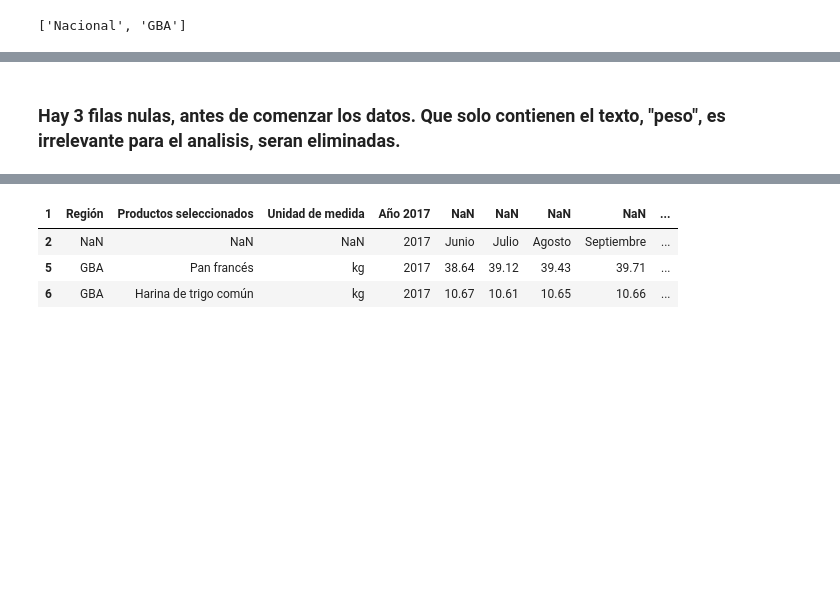
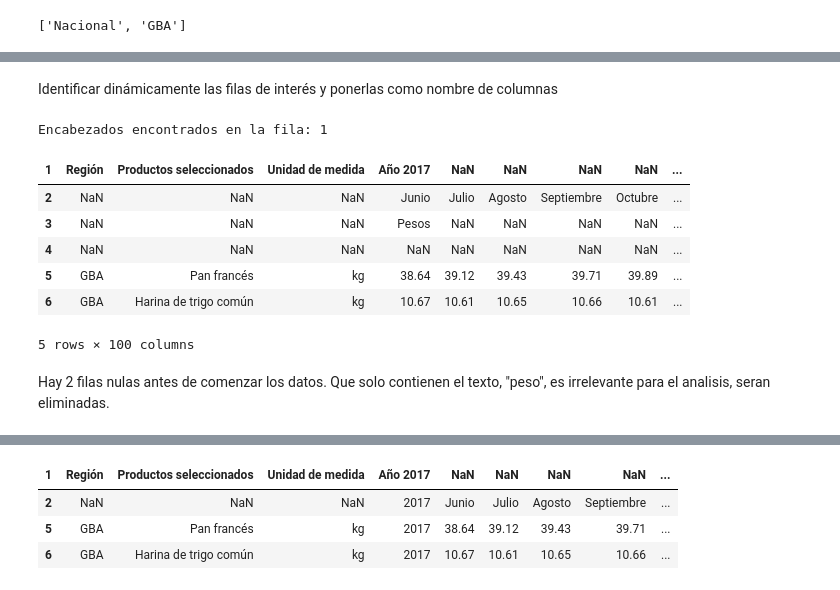
Before and after one commit to mauricioarcez/Scraping-INDEC-IPC, a Jupyter notebook: explicacion.ipynb, the cells around one changed output, grey strips where cells are left out. Cells and saved outputs as stored; diff of their text form; code cells hidden in the pictures; blank space fills up the shorter version.

```diff
--- a/explicacion.ipynb
+++ b/explicacion.ipynb
@@ -51,4 +105,37 @@ comienzo
+# %% [markdown]
+Identificar dinámicamente las filas de interés y ponerlas como nombre de columnas
+# %%
+# Buscar la fila que contiene los encabezados de las columnas
+encabezados = ["Región", "Productos seleccionados", "Unidad de medida"]
+fila_inicio = None
+
+for i, fila in nacional.iterrows():
+    if all(col in str(fila.values) for col in encabezados):
+        fila_inicio = i
+        break
+
+if fila_inicio is not None:
+    print(f"Encabezados encontrados en la fila: {fila_inicio}")
+    # Establecer los encabezados como nombres de las columnas
+    nacional.columns = nacional.iloc[fila_inicio]  # nombres de columnas
+    # Leer los datos a partir de la fila de inicio
+    nacional = nacional.iloc[fila_inicio + 1:]
+else:
+    print("No se encontraron los encabezados esperados en el archivo.")
+
+
+# Mostrar el DataFrame con los encabezados correctos
+nacional.head()
+# %% [output]
+Encabezados encontrados en la fila: 1
+| 1 | Región | Productos seleccionados | Unidad de medida | Año 2017 | NaN | NaN | NaN | NaN | ... |
+| 2 | NaN | NaN | NaN | Junio | Julio | Agosto | Septiembre | Octubre | ... |
+| 3 | NaN | NaN | NaN | Pesos | NaN | NaN | NaN | NaN | ... |
+| 4 | NaN | NaN | NaN | NaN | NaN | NaN | NaN | NaN | ... |
+| 5 | GBA | Pan francés | kg | 38.64 | 39.12 | 39.43 | 39.71 | 39.89 | ... |
+| 6 | GBA | Harina de trigo común | kg | 10.67 | 10.61 | 10.65 | 10.66 | 10.61 | ... |
+5 rows × 100 columns
 # %% [markdown]
-### Hay 3 filas nulas, antes de comenzar los datos. Que solo contienen el texto, "peso", es irrelevante para el analisis, seran eliminadas.
+Hay 2 filas nulas antes de comenzar los datos. Que solo contienen el texto, "peso", es irrelevante para el analisis, seran eliminadas.
 # %%
 # Selecciona las filas 3 y 4
```
Also changed, not shown: parts of 28 cells of this notebook, 1 other file.
